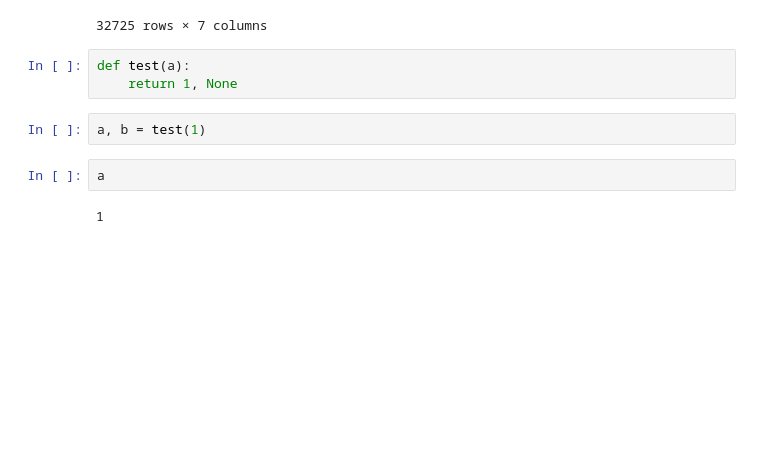
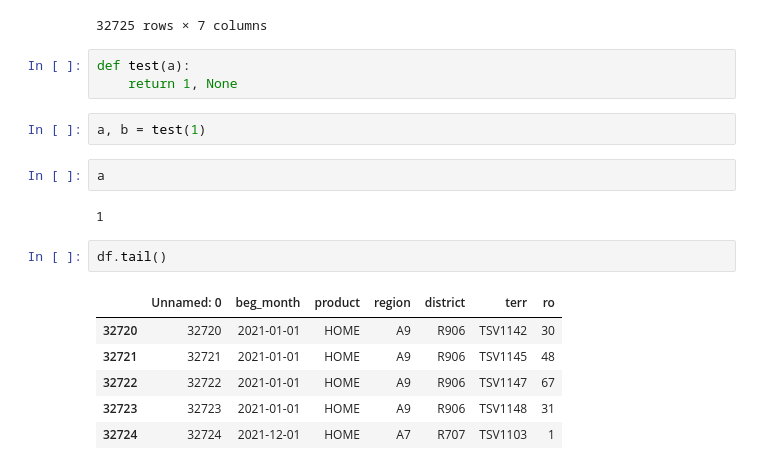
Before and after one commit to odog96veritic/forecast_generator, a Jupyter notebook: test.ipynb, the cells around one changed output. Drawn from its saved outputs; the diff is of its cells as text; blank space fills up the shorter version.

```diff
--- a/test.ipynb
+++ b/test.ipynb
@@ -380,3 +348,12 @@ a, b = test(1)
 a
 # %% [output]
 1
+# %%
+df.tail()
+# %% [output]
+|  | Unnamed: 0 | beg_month | product | region | district | terr | ro |
+| 32720 | 32720 | 2021-01-01 | HOME | A9 | R906 | TSV1142 | 30 |
+| 32721 | 32721 | 2021-01-01 | HOME | A9 | R906 | TSV1145 | 48 |
+| 32722 | 32722 | 2021-01-01 | HOME | A9 | R906 | TSV1147 | 67 |
+| 32723 | 32723 | 2021-01-01 | HOME | A9 | R906 | TSV1148 | 31 |
+| 32724 | 32724 | 2021-12-01 | HOME | A7 | R707 | TSV1103 | 1 |
```
Also changed, not shown: parts of 5 cells of this notebook, 2 other files.
